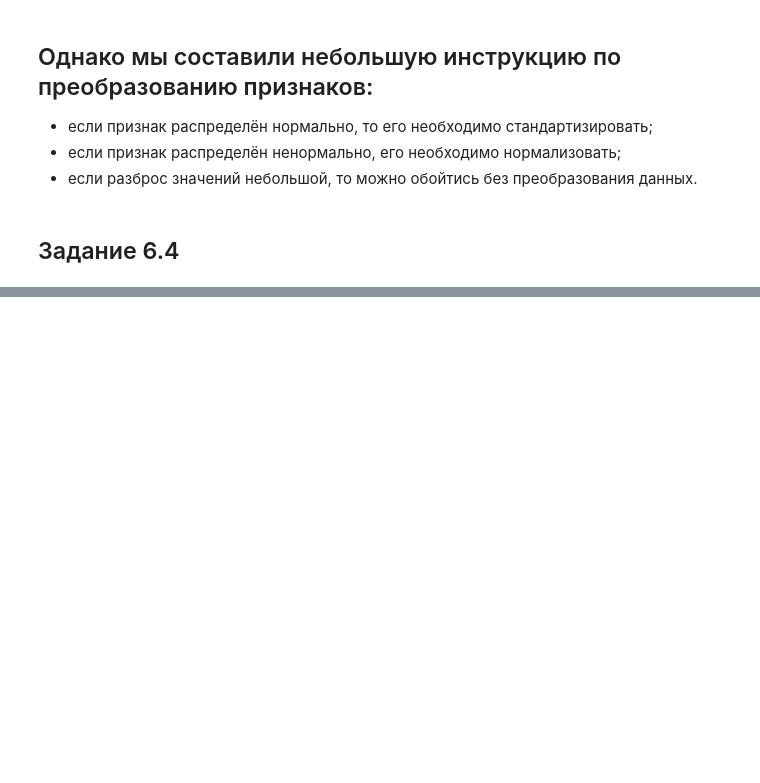
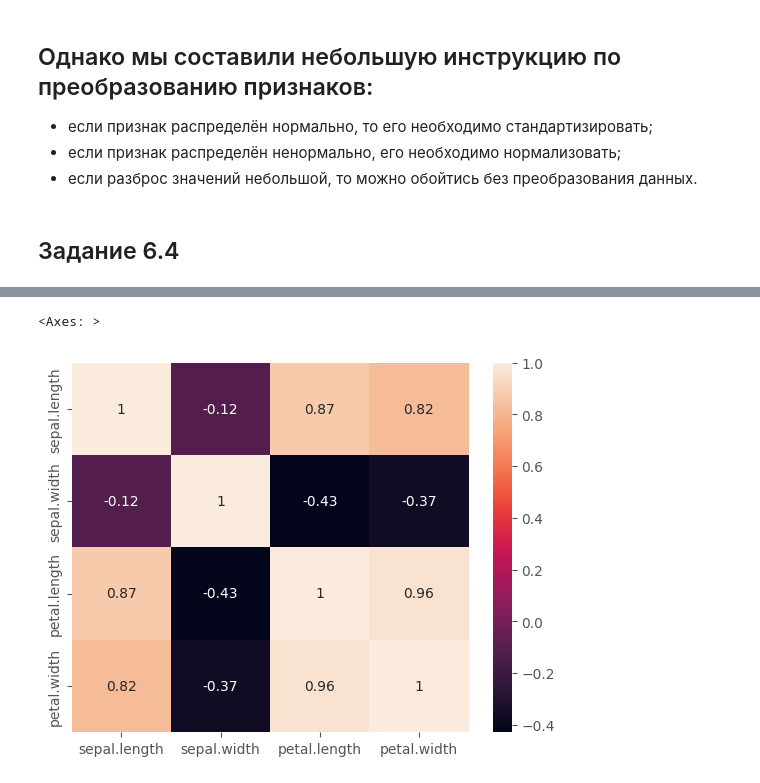
Before and after one commit to schdlr50/SF_EDA_3, a Jupyter notebook: EDA_3.ipynb, the cells around one changed output, grey strips where cells are left out. Drawn from its saved outputs; the diff is of its cells as text; code cells hidden in the pictures; blank space fills up the shorter version.

```diff
--- a/EDA_3.ipynb
+++ b/EDA_3.ipynb
@@ -632,0 +652,3 @@ ValueError: could not convert string to float: 'Italy'
+# %%
+data=pd.read_csv('data/iris.csv')
+data.head()
@@ -632,0 +662,7 @@ ValueError: could not convert string to float: 'Italy'
+# %%
+# проведем корреляционный анализ датасэта через тепловую карту
+import seaborn as sns
+sns.heatmap(data.corr(numeric_only=True), annot=True)
+# %% [output]
+<Axes: >
+[figure, added]
```
Also changed, not shown: parts of 16 cells of this notebook, 2 other files.
